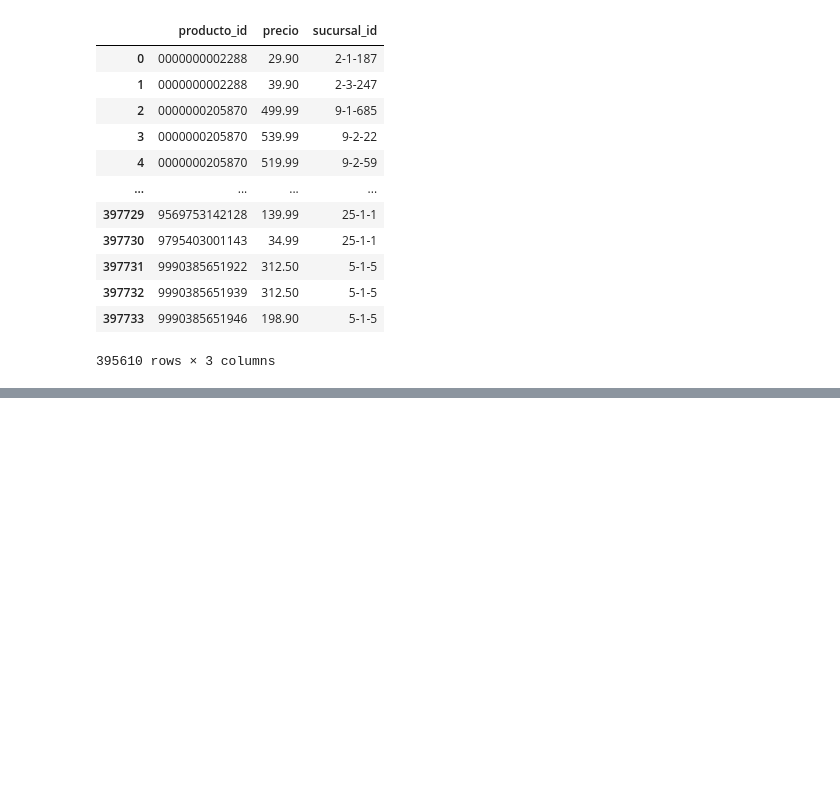
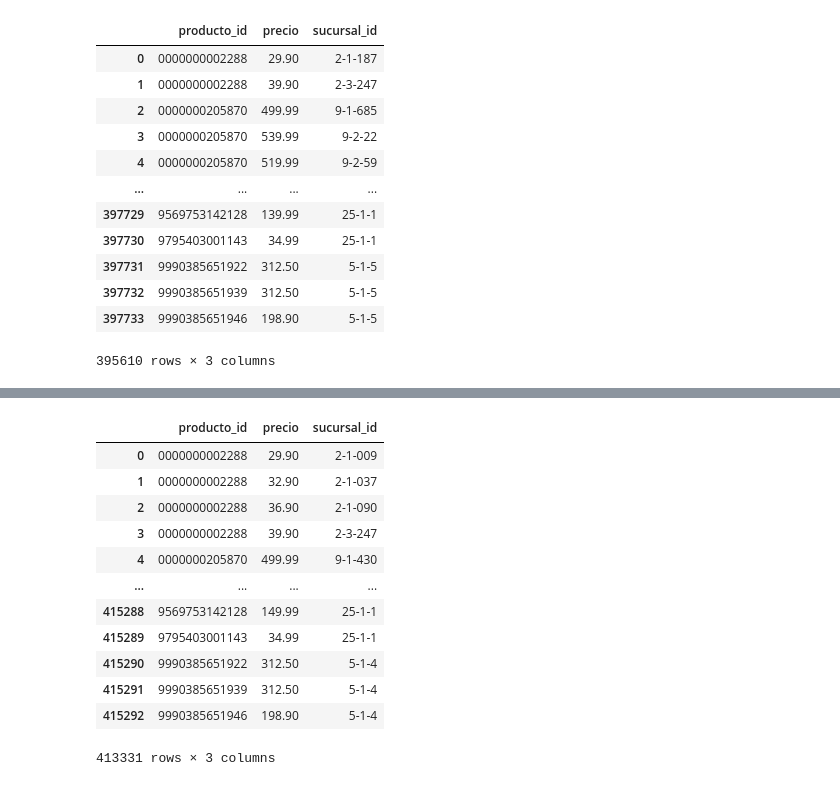
Before and after one commit to Leon-Espitia/Data_Engineering_ETL-n-ER_Model, a Jupyter notebook: cleansingStage.ipynb, the cells around one changed output, grey strips where cells are left out. Drawn from its saved outputs; the diff is of its cells as text; code cells hidden in the pictures; blank space fills up the shorter version.

```diff
--- a/cleansingStage.ipynb
+++ b/cleansingStage.ipynb
@@ -230,0 +307,5 @@ df_json.to_csv('precio_semana20200503.csv', sep=',', index=False)
+# %%
+#Dropping NaN values
+df_txt.dropna(axis='index', how='any', inplace=True)
+#Checking changes
+df_txt.info()
@@ -230,0 +323,17 @@ df_json.to_csv('precio_semana20200503.csv', sep=',', index=False)
+# %%
+#Checking dataset
+df_txt
+# %% [output]
+|  | producto_id | precio | sucursal_id |
+| 0 | 0000000002288 | 29.90 | 2-1-009 |
+| 1 | 0000000002288 | 32.90 | 2-1-037 |
+| 2 | 0000000002288 | 36.90 | 2-1-090 |
+| 3 | 0000000002288 | 39.90 | 2-3-247 |
+| 4 | 0000000205870 | 499.99 | 9-1-430 |
+| ... | ... | ... | ... |
+| 415288 | 9569753142128 | 149.99 | 25-1-1 |
+| 415289 | 9795403001143 | 34.99 | 25-1-1 |
+| 415290 | 9990385651922 | 312.50 | 5-1-4 |
+| 415291 | 9990385651939 | 312.50 | 5-1-4 |
+| 415292 | 9990385651946 | 198.90 | 5-1-4 |
+413331 rows × 3 columns
```
Also changed, not shown: parts of 13 cells of this notebook, 1 other file.
